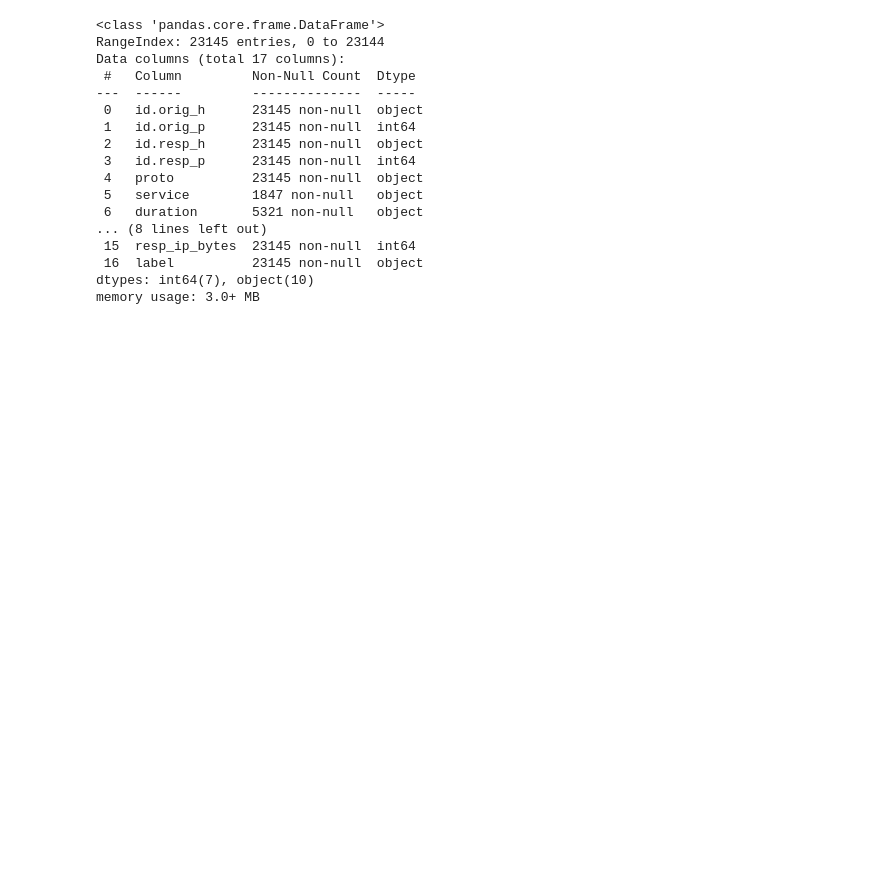
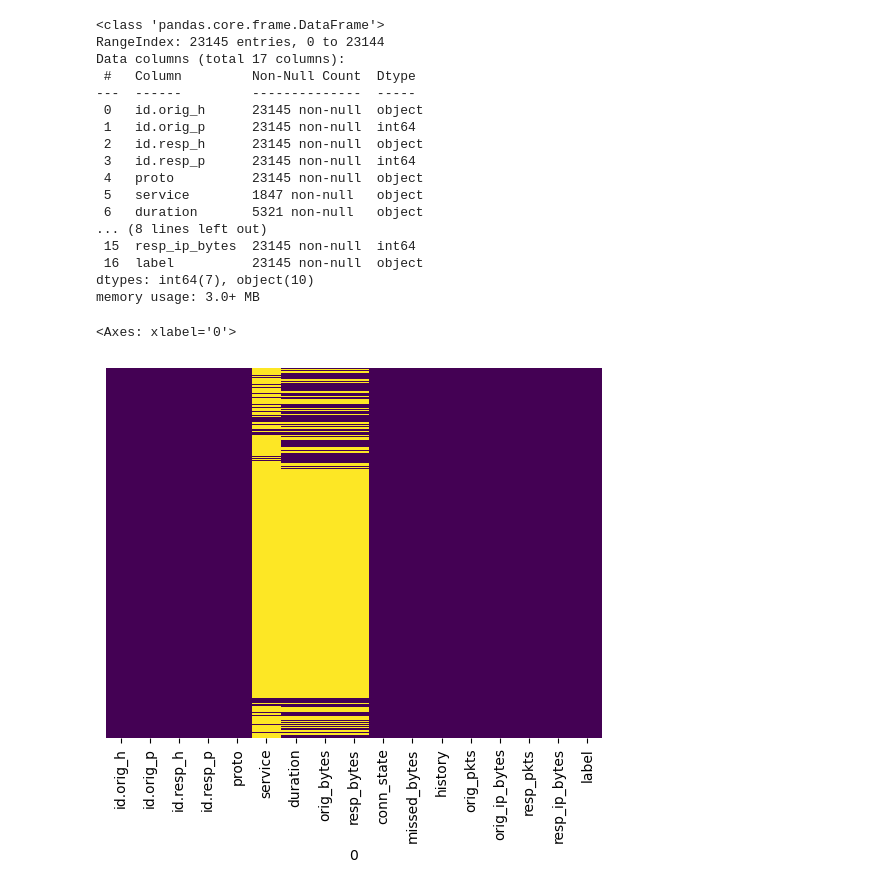
Before and after one commit to sinanw/ml-classification-malicious-network-traffic, a Jupyter notebook: main.ipynb, the cells around one changed output. Drawn from its saved outputs; the diff is of its cells as text; code cells hidden in the pictures; blank space fills up the shorter version.

Commit message:
Handling missing values

```diff
--- a/main.ipynb
+++ b/main.ipynb
@@ -163,3 +164,9 @@ Data columns (total 17 columns):
  16  label          23145 non-null  object
 dtypes: int64(7), object(10)
 memory usage: 3.0+ MB
+# %%
+#check null values using heatmap
+sns.heatmap(data=data_df.isnull(), yticklabels=False, cbar=False, cmap="viridis")
+# %% [output]
+<Axes: xlabel='0'>
+[figure, added]
```
Also changed, not shown: parts of 1 cell of this notebook.
